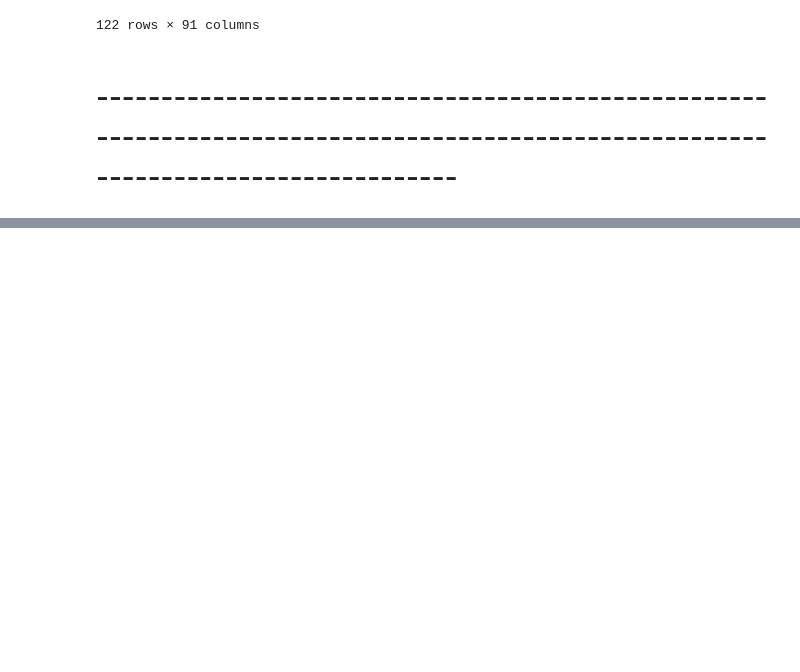
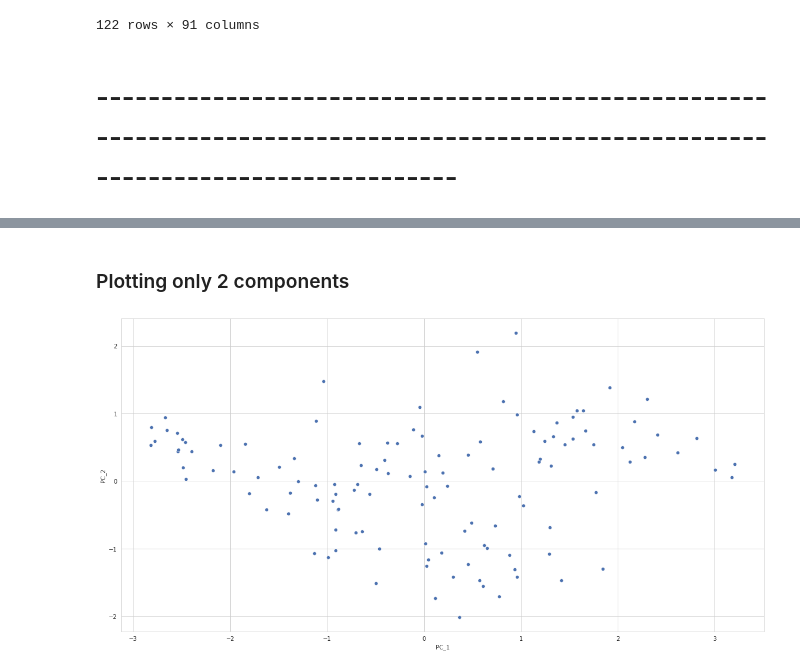
Before and after one commit to Anshul007/Analysis_in_Clustering, a Jupyter notebook: Feature_Extraction_for_effective_Clustering_Analysis.ipynb, the cells around one changed output, grey strips where cells are left out. Drawn from its saved outputs; the diff is of its cells as text; code cells hidden in the pictures; blank space fills up the shorter version.

```diff
--- a/Feature_Extraction_for_effective_Clustering_Analysis.ipynb
+++ b/Feature_Extraction_for_effective_Clustering_Analysis.ipynb
@@ -496,0 +544,8 @@ pcs.fit(trans_df)
+# %%
+# let's calculate the score
+scores = pd.DataFrame(data= pcs.transform(trans_df),
+                      index= trans_df.index,
+                      columns= [f"PC_{i}" for i in range(1, len(trans_df.columns)+1)])
+# taking till PC_8 column
+scores = scores[[f'PC_{i}' for i in range(1, 9)]]
+scores
@@ -496,0 +567,7 @@ pcs.fit(trans_df)
+# %% [markdown]
+### Plotting only 2 components
+# %%
+sns.scatterplot(data= scores, x= "PC_1", y= "PC_2", cmap= "viridis")
+plt.show()
+# %% [output]
+[figure, added]
```
Also changed, not shown: parts of 43 cells of this notebook.
